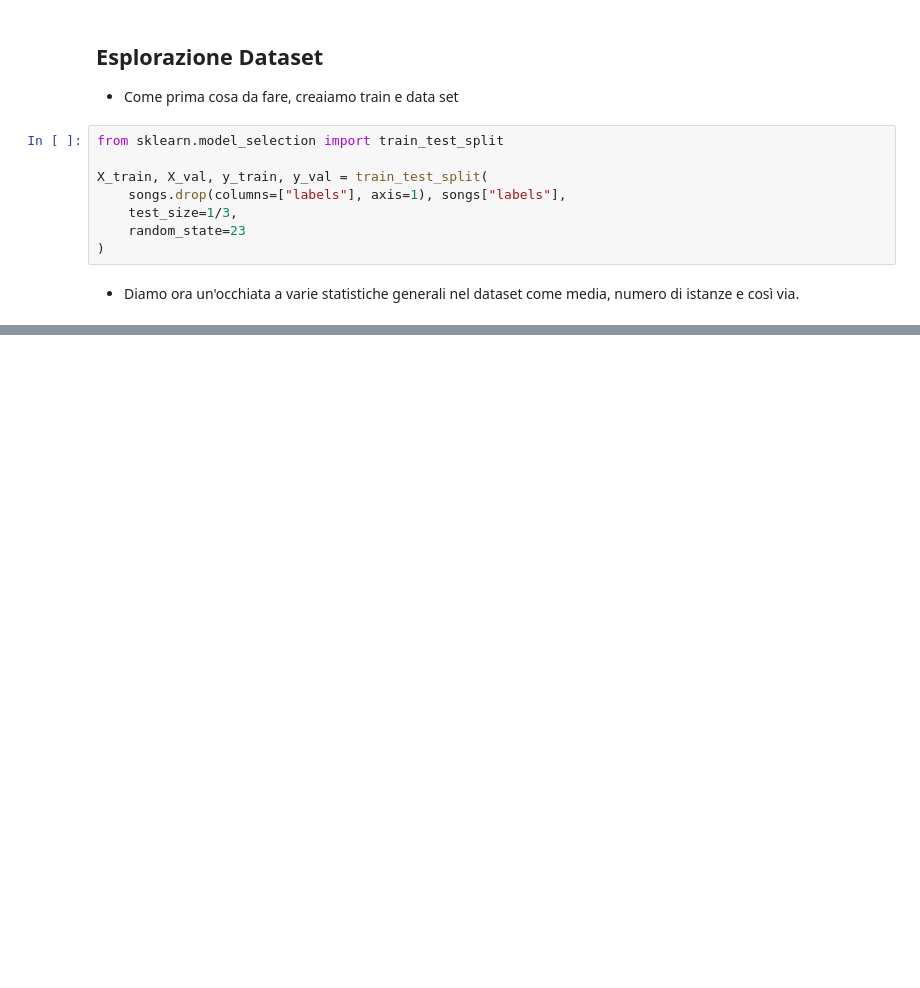
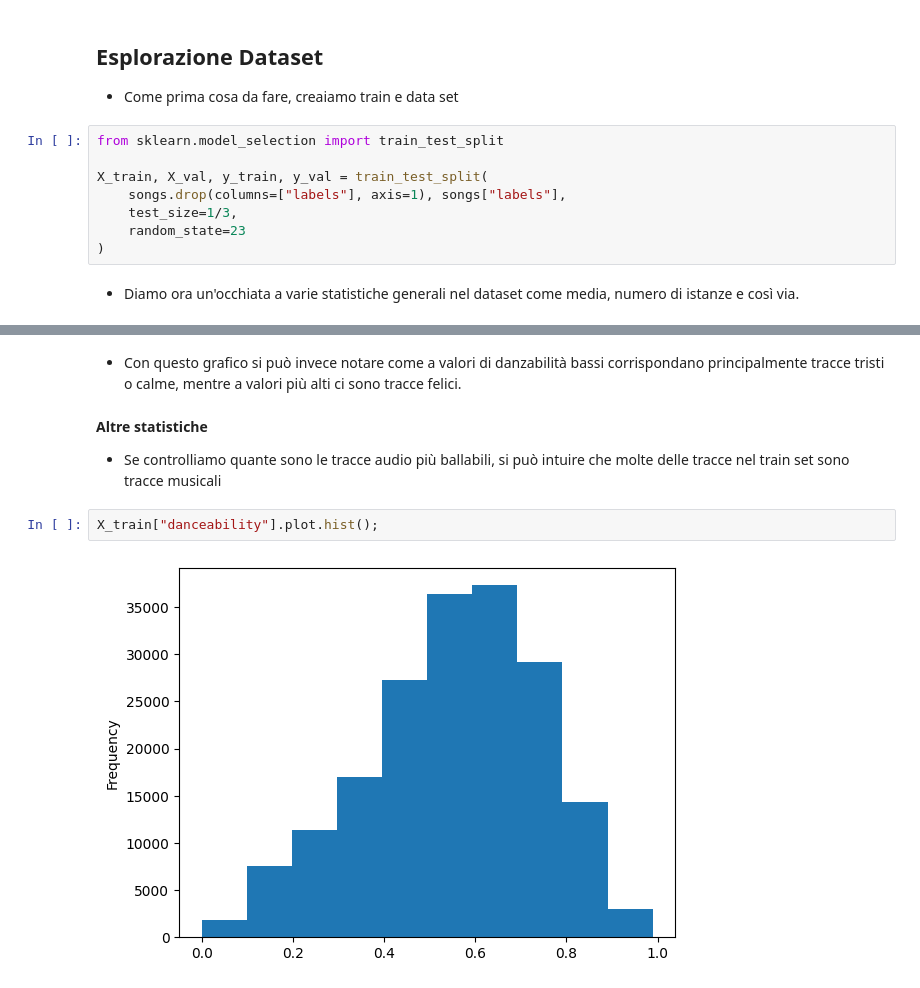
Before and after one commit to Corstor/DataIntensive_Progetto, a Jupyter notebook: progetto.ipynb, the cells around one changed output, grey strips where cells are left out. Cells and saved outputs as stored; diff of their text form; blank space fills up the shorter version.

```diff
--- a/progetto.ipynb
+++ b/progetto.ipynb
@@ -88,0 +115,10 @@ X_train.describe()
+# %% [markdown]
+- Con questo grafico si può invece notare come a valori di danzabilità bassi corrispondano principalmente tracce tristi o calme, mentre a valori più alti ci sono tracce felici.
+# %% [markdown]
+**Altre statistiche**
+
+- Se controlliamo quante sono le tracce audio più ballabili, si può intuire che molte delle tracce nel train set sono tracce musicali
+# %%
+X_train["danceability"].plot.hist();
+# %% [output]
+[figure, added]
```
Also changed, not shown: parts of 8 cells of this notebook.
